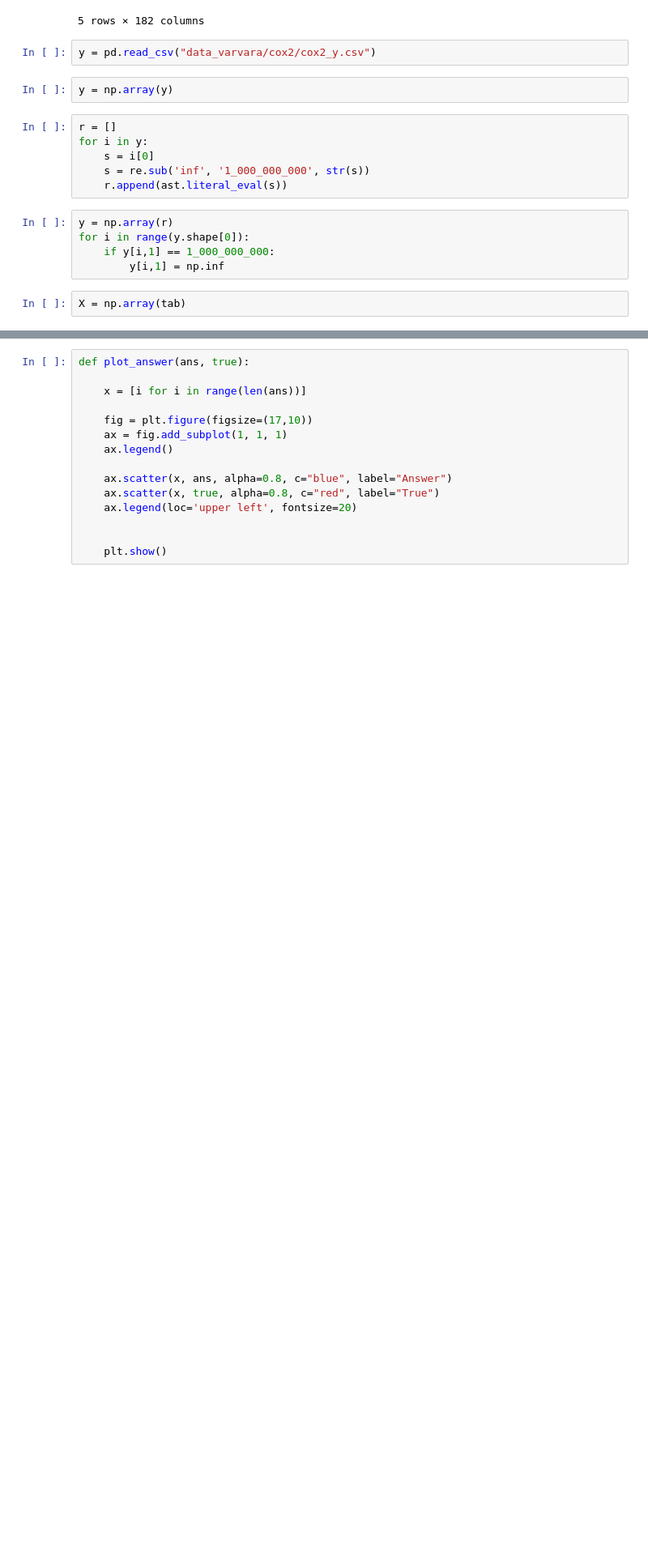
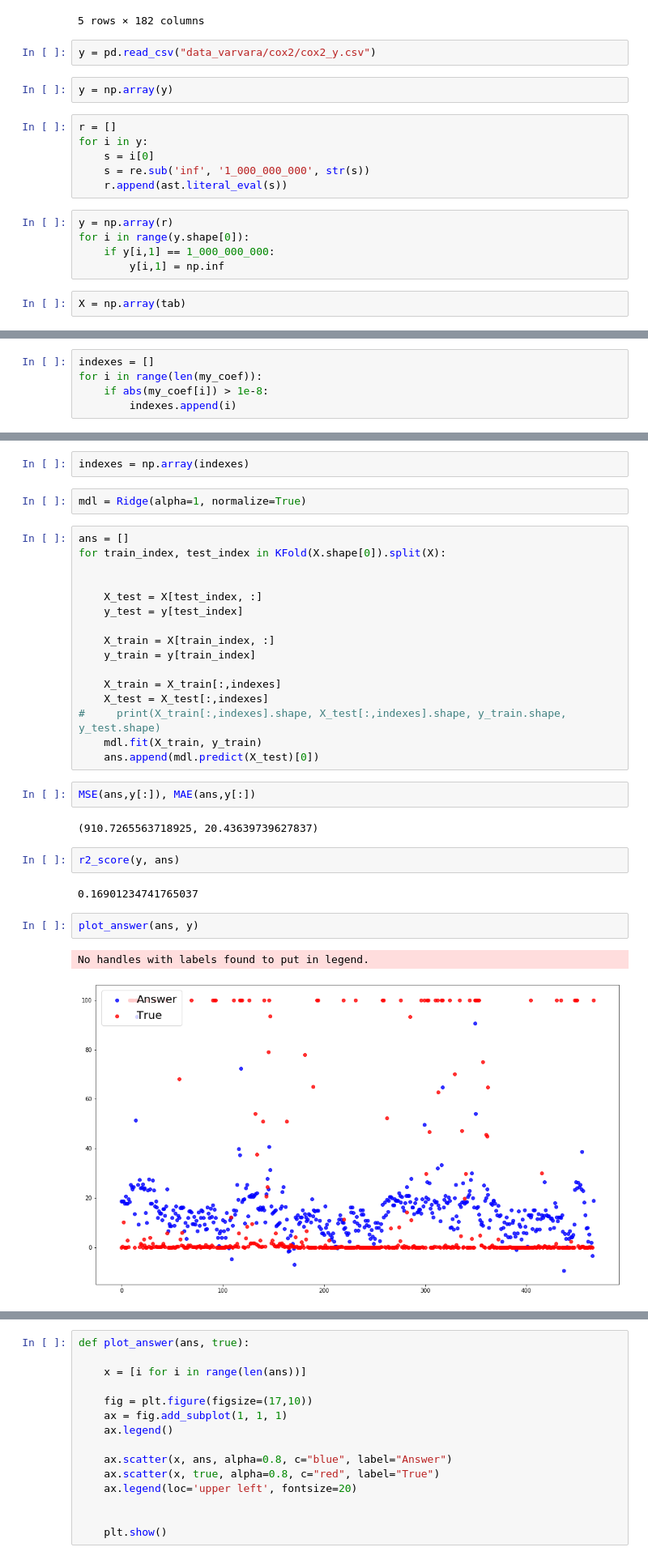
Before and after one commit to SdobnovE/cours_work_4, a Jupyter notebook: chapter_5.1.ipynb, the cells around one changed output, grey strips where cells are left out. Shown: that part at 81% size. Drawn from its saved outputs; the diff is of its cells as text; blank space fills up the shorter version.

```diff
--- a/chapter_5.1.ipynb
+++ b/chapter_5.1.ipynb
@@ -169,0 +218,5 @@ print(MSE(ans_all,y_new[:]), MAE(ans_all,y_new[:]),y_in_clust.shape)
+# %%
+indexes = []
+for i in range(len(my_coef)):
+    if abs(my_coef[i]) > 1e-8:
+        indexes.append(i)
@@ -169,0 +228,33 @@ print(MSE(ans_all,y_new[:]), MAE(ans_all,y_new[:]),y_in_clust.shape)
+# %%
+indexes = np.array(indexes)
+# %%
+mdl = Ridge(alpha=1, normalize=True)
+# %%
+ans = []
+for train_index, test_index in KFold(X.shape[0]).split(X):
+
+
+    X_test = X[test_index, :]
+    y_test = y[test_index]
+
+    X_train = X[train_index, :]
+    y_train = y[train_index]
+
+    X_train = X_train[:,indexes]
+    X_test = X_test[:,indexes]
+#     print(X_train[:,indexes].shape, X_test[:,indexes].shape, y_train.shape, y_test.shape)
+    mdl.fit(X_train, y_train)
+    ans.append(mdl.predict(X_test)[0])
+# %%
+MSE(ans,y[:]), MAE(ans,y[:])
+# %% [output]
+(910.7265563718925, 20.43639739627837)
+# %%
+r2_score(y, ans)
+# %% [output]
+0.16901234741765037
+# %%
+plot_answer(ans, y)
+# %% [output]
+No handles with labels found to put in legend.
+[figure, added]
```
Also changed, not shown: parts of 61 cells of this notebook, 2 other files.
